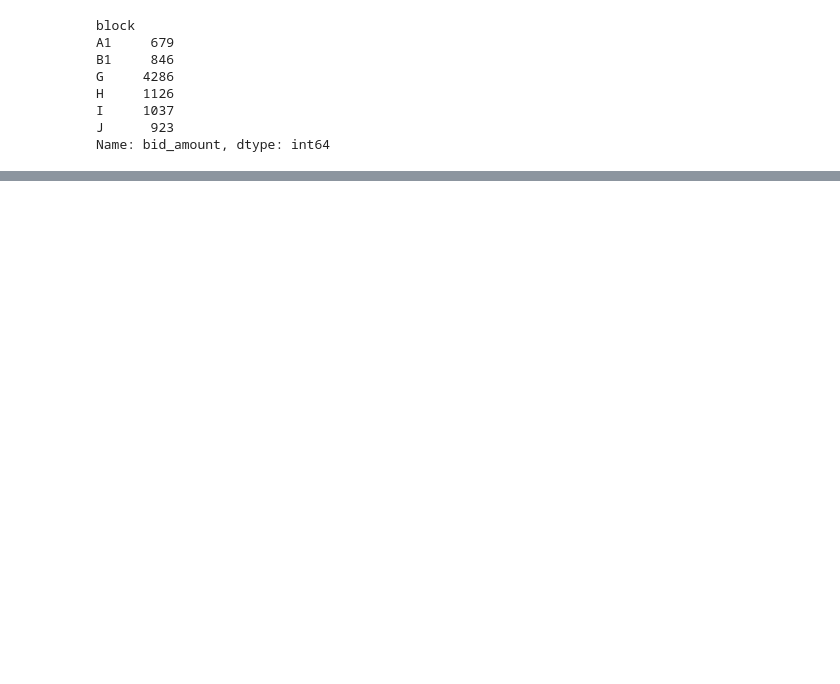
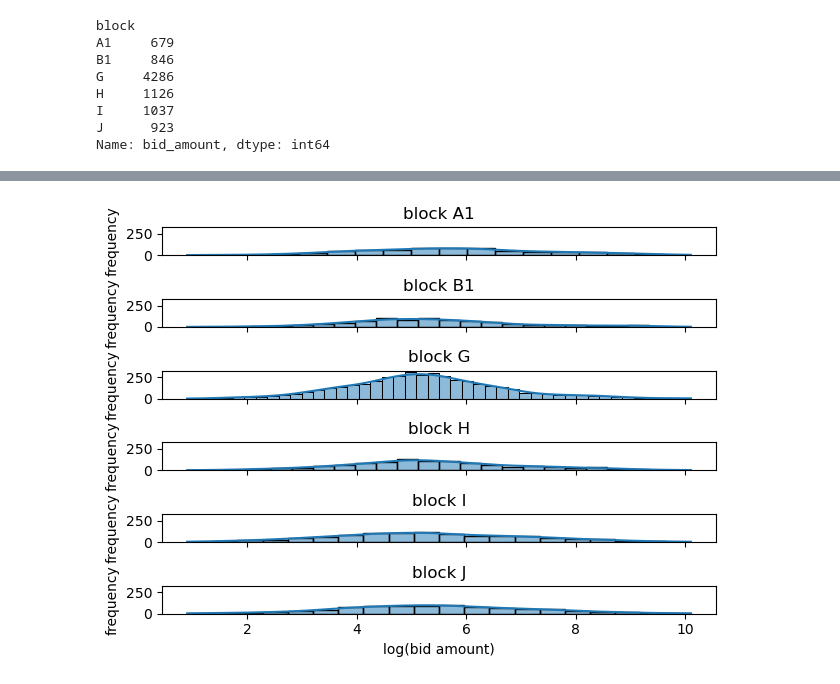
Before and after one commit to yingqi-gao/MAPP, a Jupyter notebook: real.ipynb, the cells around one changed output, grey strips where cells are left out. Cells and saved outputs as stored; diff of their text form; code cells hidden in the pictures; blank space fills up the shorter version.

```diff
--- a/real.ipynb
+++ b/real.ipynb
@@ -136,0 +122,26 @@ for i in range(len(test_data)):
+# %%
+# Define the target range
+target_min, target_max = 0.9, 10.1
+
+# Apply full-range scaling to each group
+clean_df["scaled_log_bid"] = clean_df.groupby("block")["log_bid"].transform(
+    lambda x: target_min
+    + ((x - x.min()) / (x.max() - x.min())) * (target_max - target_min)
+)
+scaled_log_data = clean_df[["block", "bidder_name", "scaled_log_bid"]].groupby("block")
+
+# Set up subplots
+fig, axes = plt.subplots(6, 1, sharex=True, sharey=True)
+
+# Plot each group in a separate subplot
+for (block, group), ax in zip(scaled_log_data, axes):
+    sns.histplot(group["scaled_log_bid"], kde=True, ax=ax)
+    ax.set_title(f"block {block}")
+    ax.set_xlabel("log(bid amount)")
+    ax.set_ylabel("frequency")
+
+# Adjust layout for a clean look
+plt.tight_layout()
+plt.show()
+# %% [output]
+[figure, added]
```
Also changed, not shown: parts of 33 cells of this notebook, 4 other files.
